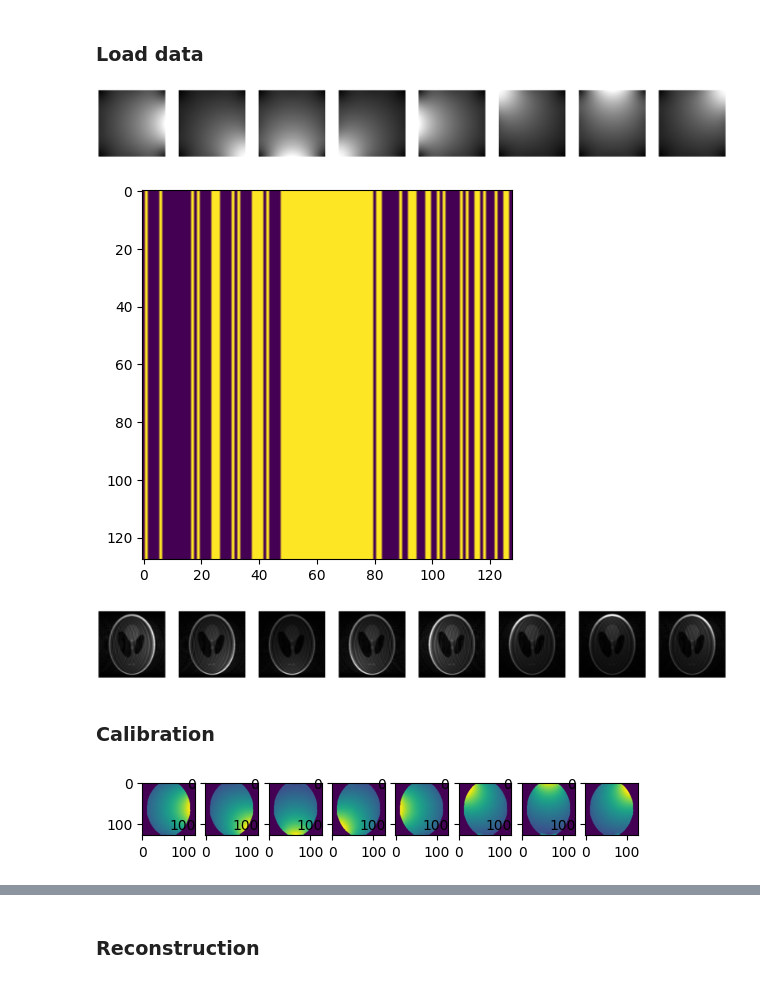
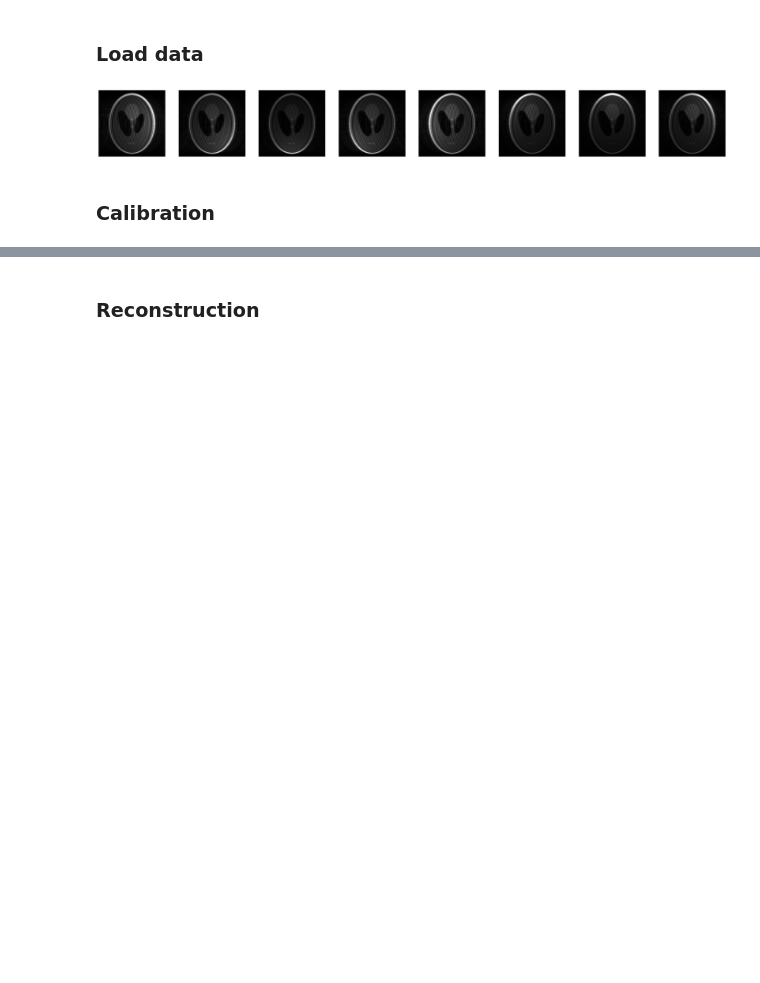
Before and after one commit to cnmy-ro/roci, a Jupyter notebook: algorithms/espirit/Demo.ipynb, the cells around one changed output, grey strips where cells are left out. Cells and saved outputs as stored; diff of their text form; code cells hidden in the pictures; blank space fills up the shorter version.

```diff
--- a/algorithms/espirit/Demo.ipynb
+++ b/algorithms/espirit/Demo.ipynb
@@ -101,45 +100,22 @@ ACCELERATION = 2
 # %%
 image_gt = init_phantom((SIZE, SIZE))   # Complex tensor, shape (H,W)
 
 # Simulate CSMs
-csm = torch.tensor(birdcage_maps((NUM_COILS, SIZE, SIZE), r=1.5, dtype=np.complex64))  # Shape format (C,H,W)
+csm = torch.tensor(sigpy.mri.birdcage_maps((NUM_COILS, SIZE, SIZE), r=1.5, dtype=np.complex64))  # Shape format (C,H,W)
 csm = csm / torch.norm(csm, p=2, dim=0, keepdim=True)
-
-# Display CSMs
-fig, axs = plt.subplots(1, NUM_COILS, figsize=(NUM_COILS*4, 4))
-for c in range(NUM_COILS):
-    imshow(torch.abs(csm[c, :, :]), ax=axs[c])
-plt.show()
 
 # Simulate multi-coil undersampled data
 mask = generate_sampling_mask(tuple(image_gt.shape), 1 / ACCELERATION)
 mask = mask.unsqueeze(0)
-# mask = torch.repeat_interleave(mask, NUM_COILS, dim=0)
 kspace = fft2c(image_gt * csm) * mask # Simulate undersmapling
-# kspace = fft2c(image_gt * csm) ##
-# kspace = kspace + torch.randn(*kspace.shape) * 0.1 # Simulate nosie
-
-plt.imshow(mask.squeeze()); plt.show()
 
 coil_images = ifft2c(kspace)  # Shape format (C,H,W)
 fig, axs = plt.subplots(1, NUM_COILS, figsize=(NUM_COILS*4, 4))
 for c in range(NUM_COILS):
     imshow(torch.abs(coil_images[c, :, :]), ax=axs[c])
 plt.show()
 # %% [output]
-[figure, old version]
+[figure, new version]
-[figure, removed]
-[figure, removed]
 # %% [markdown]
 ### Calibration
-# %%
-# Baseline
-esp_maps = sigpy.mri.app.EspiritCalib(kspace.numpy(), calib_width=24, thresh=0.02, kernel_width=6, crop=0.95).run()
-
-fig, axs = plt.subplots(1,NUM_COILS)
-for chan in range(NUM_COILS):
-    axs[chan].imshow(np.abs(esp_maps[chan]))
-plt.show()
-# %% [output]
-[figure, removed]
 # %%
```
Also changed, not shown: parts of 4 cells of this notebook, 1 other file.
